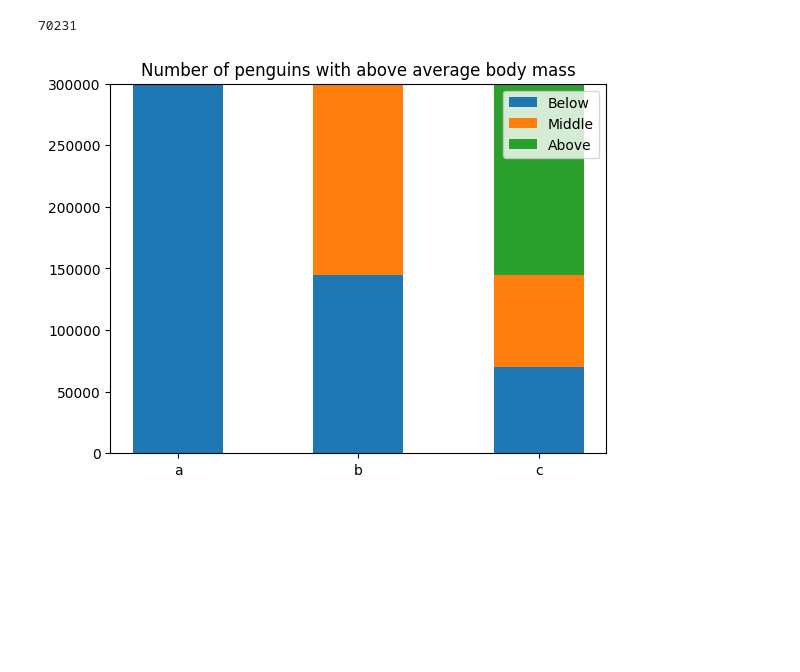
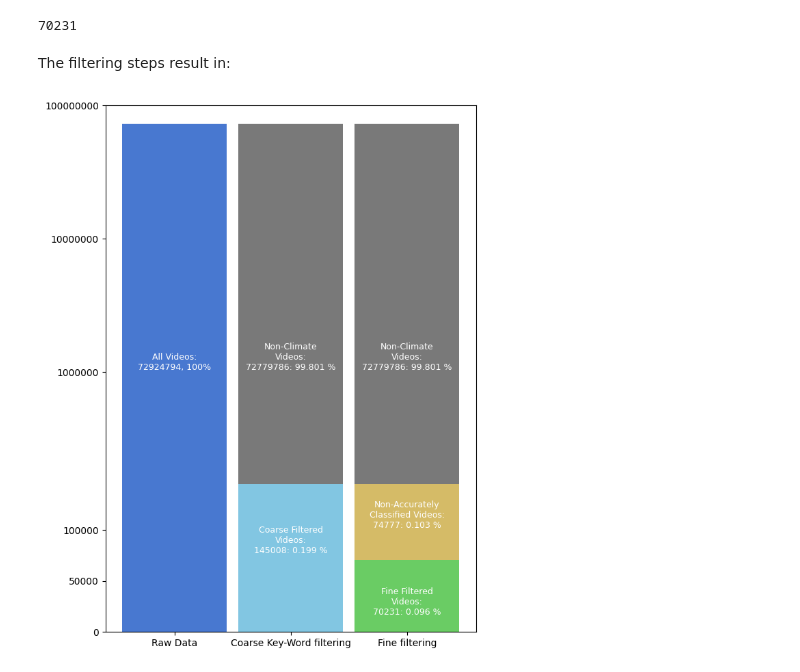
Before and after one commit to agatha-duzan/ada-2023-project-fadamily, a Jupyter notebook: new_main.ipynb, the cells around one changed output. Drawn from its saved outputs; the diff is of its cells as text; code cells hidden in the pictures; blank space fills up the shorter version.

Commit message:
New main until filtering

```diff
--- a/new_main.ipynb
+++ b/new_main.ipynb
@@ -138,30 +138,44 @@ climate_videos_df = pd.read_json(final_filter_climate_videos_path, lines=True)
 nb_climate_videos = climate_videos_df.shape[0]
 # %% [output]
 70231
-# %%
-nb_videos_plotting = 300000
-non_climate_videos = nb_videos_plotting - nb_coarse_climate_videos
-non_accurately_classified = nb_coarse_climate_videos - nb_climate_videos
-accurate_non_climate_videos = nb_videos_plotting - nb_climate_videos - non_accurately_classified
-
-species = ('a','b','c')
-weight_counts = {
-    "Below": [nb_videos_plotting, nb_coarse_climate_videos, nb_climate_videos],
-    "Middle": [0, non_climate_videos, non_accurately_classified],
-    "Above": [0, 0, accurate_non_climate_videos]
-}
-width = 0.5
-
-fig, ax = plt.subplots()
-bottom = np.zeros(3)
-
-for boolean, weight_count in weight_counts.items():
-    p = ax.bar(species, weight_count, width, label=boolean, bottom=bottom)
-    bottom += weight_count
-
-ax.set_title("Number of penguins with above average body mass")
-ax.legend(loc="upper right")
-
-plt.show()
-# %% [output]
-[figure, removed]
+# %% [markdown]
+The filtering steps result in:
+# %%
+nb_videos_plotting = nb_videos
+non_climate_videos = nb_videos_plotting - nb_coarse_climate_videos
+non_accurately_classified = nb_coarse_climate_videos - nb_climate_videos
+accurate_non_climate_videos = nb_videos_plotting - nb_climate_videos - non_accurately_classified
+
+species = ('Raw Data','Coarse Key-Word filtering','Fine filtering')
+colors = sns.color_palette("muted")
+weight_counts = {
+    "Below": ([nb_videos_plotting, nb_coarse_climate_videos, nb_climate_videos], [colors[0], colors[9], colors[2]]),
+    "Middle": ([0, non_climate_videos, non_accurately_classified], [colors[0], colors[7], colors[8]]),
+    "Above": ([0, 0, accurate_non_climate_videos], [colors[0], colors[7], colors[7]])
+}
+width = 0.9
+
+fig, ax = plt.subplots(figsize=(7, 10))
+bottom = np.zeros(3)
+
+for boolean, (weight_count, colors) in weight_counts.items():
+    p = ax.bar(species, weight_count, width, label=boolean, bottom=bottom, color=colors)
+    bottom += weight_count
+
+plt.yscale('symlog', linthresh=nb_coarse_climate_videos*1)
+plt.yticks(ticks = list(range(0,nb_coarse_climate_videos, 50000)) + [10**i for i in range(6,9)], labels = list(range(0,nb_coarse_climate_videos, 50000)) + [10**i for i in range(6,9)])
+
+# Add text frames
+fontsize = 9
+
+ax.text(0, 1000000, f"All Videos:\n{nb_videos_plotting}, 100%", ha='center', va='bottom', color='white', fontsize=fontsize)
+ax.text(1, 75000, f"Coarse Filtered\nVideos:\n{nb_coarse_climate_videos}: {nb_coarse_climate_videos/nb_videos*100:.3f} %", ha='center', va='bottom', color='white', fontsize=fontsize)
+ax.text(2, 15000, f"Fine Filtered\nVideos:\n{nb_climate_videos}: {nb_climate_videos/nb_videos*100:.3f} %", ha='center', va='bottom', color='white', fontsize=fontsize)
+ax.text(1, 1000000, f"Non-Climate\nVideos:\n{non_climate_videos}: {non_climate_videos/nb_videos*100:.3f} %", ha='center', va='bottom', color='white', fontsize=fontsize)
+ax.text(2, 100000, f"Non-Accurately\nClassified Videos:\n{non_accurately_classified}: {non_accurately_classified/nb_videos*100:.3f} %", ha='center', va='bottom', color='white', fontsize=fontsize)
+ax.text(2, 1000000, f"Non-Climate\nVideos:\n{accurate_non_climate_videos}: {accurate_non_climate_videos/nb_videos*100:.3f} %", ha='center', va='bottom', color='white', fontsize=fontsize)
+
+
+plt.show()
+# %% [output]
+[figure, added]
```
